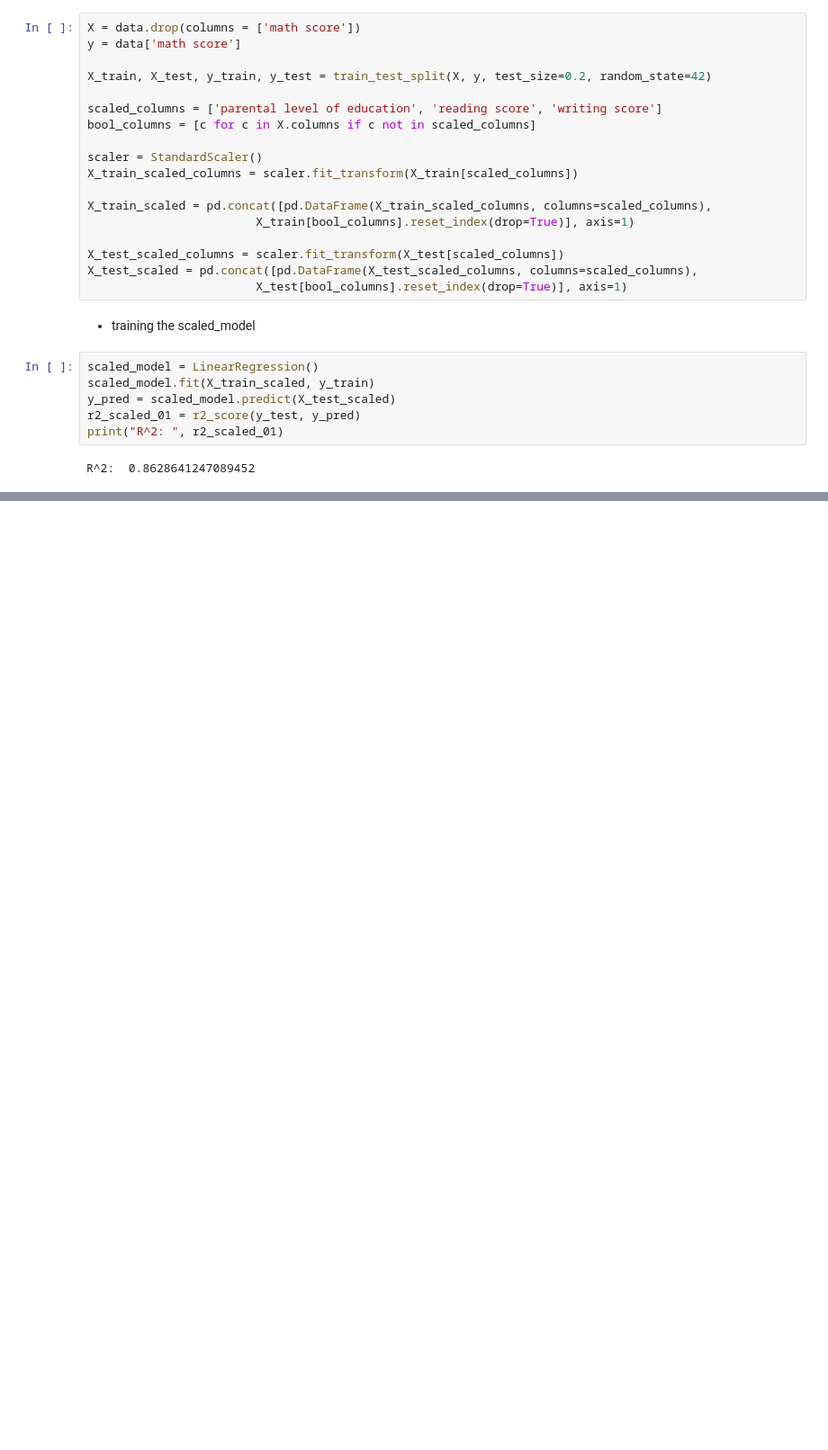
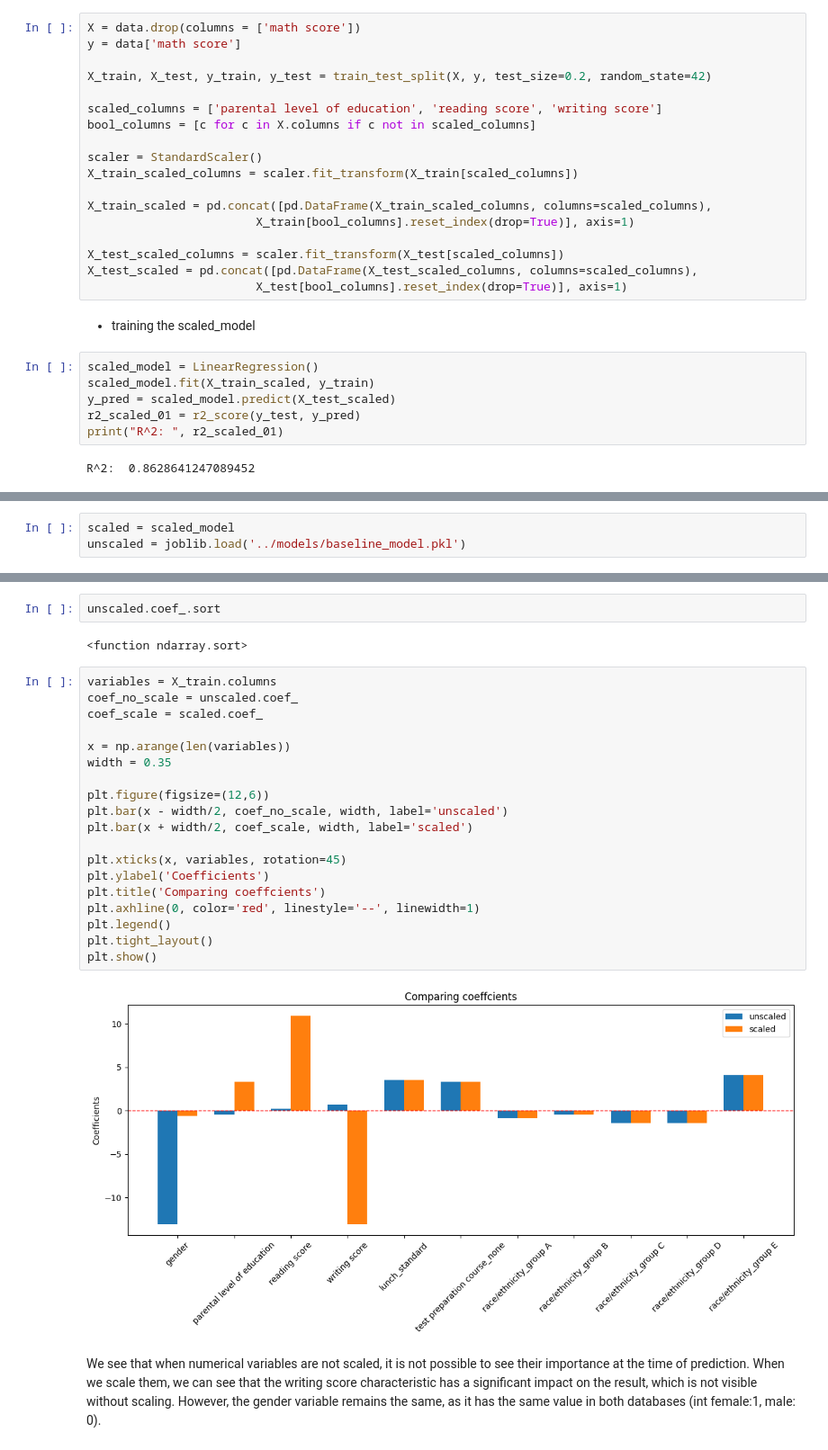
Before and after one commit to JuanGallegoG/Students-math-scores-performance, a Jupyter notebook: notebooks/03_scaled_model_experiment.ipynb, the cells around one changed output, grey strips where cells are left out. Shown at 90% size. Saved outputs shown, nothing was run; the diff lists cells and outputs as text; blank space fills up the shorter version.

Commit message:
comparing the coefficients between scaled model and unscaled modelc

```diff
--- a/notebooks/03_scaled_model_experiment.ipynb
+++ b/notebooks/03_scaled_model_experiment.ipynb
@@ -117,0 +111,3 @@ plt.show()
+# %%
+scaled = scaled_model
+unscaled = joblib.load('../models/baseline_model.pkl')
@@ -117,0 +145,27 @@ plt.show()
+# %%
+unscaled.coef_.sort
+# %% [output]
+<function ndarray.sort>
+# %%
+variables = X_train.columns
+coef_no_scale = unscaled.coef_
+coef_scale = scaled.coef_
+
+x = np.arange(len(variables))
+width = 0.35
+
+plt.figure(figsize=(12,6))
+plt.bar(x - width/2, coef_no_scale, width, label='unscaled')
+plt.bar(x + width/2, coef_scale, width, label='scaled')
+
+plt.xticks(x, variables, rotation=45)
+plt.ylabel('Coefficients')
+plt.title('Comparing coeffcients')
+plt.axhline(0, color='red', linestyle='--', linewidth=1)
+plt.legend()
+plt.tight_layout()
+plt.show()
+# %% [output]
+[figure, added]
+# %% [markdown]
+We see that when numerical variables are not scaled, it is not possible to see their importance at the time of prediction. When we scale them, we can see that the writing score characteristic has a significant impact on the result, which is not visible without scaling. However, the gender variable remains the same, as it has the same value in both databases (int female:1, male: 0).
```
Also changed, not shown: parts of 12 cells of this notebook, 1 other file.
